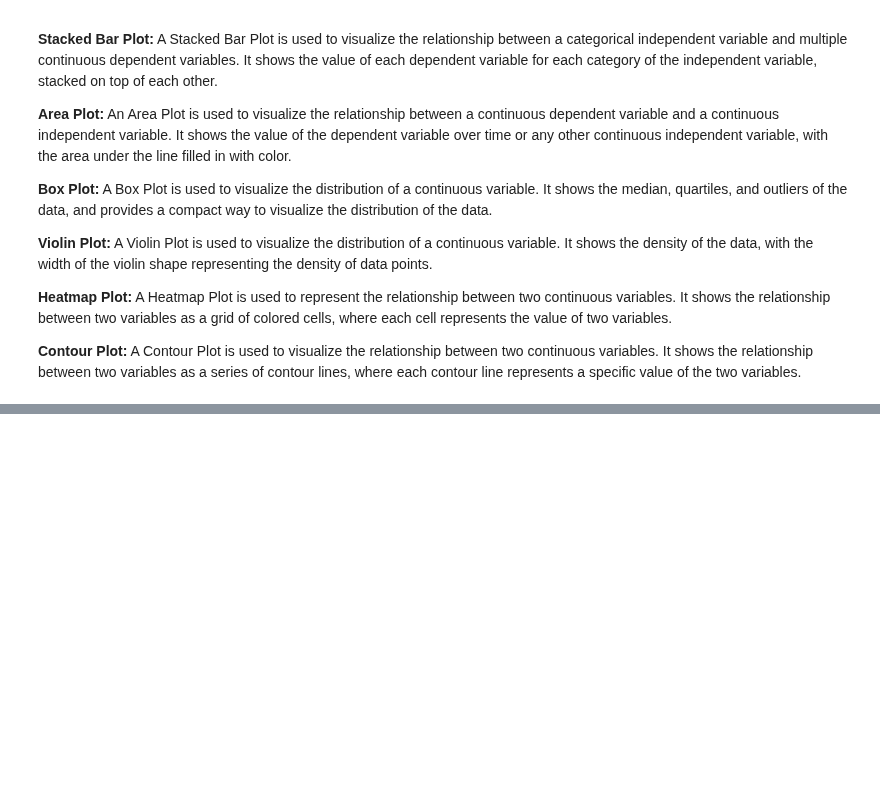
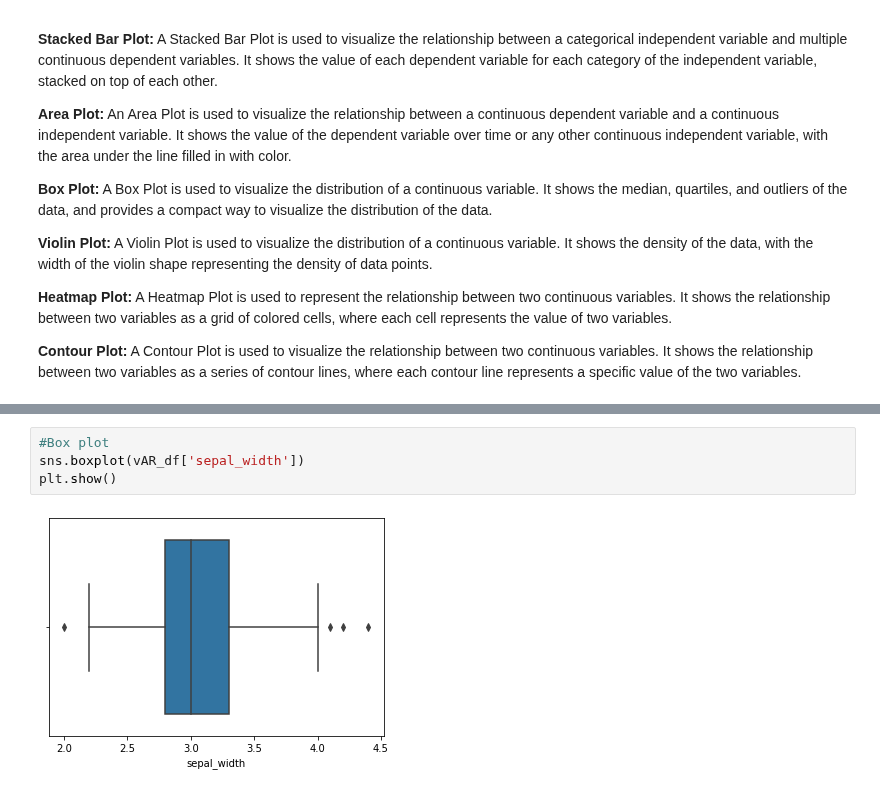
Before and after one commit to Deepsphere-AI/BCA, a Jupyter notebook: SEM-2/Data Science/Programs/Program_14_DataVisualizationGraphs.ipynb, the cells around one changed output, grey strips where cells are left out. Cells and saved outputs as stored; diff of their text form; blank space fills up the shorter version.

```diff
--- a/SEM-2/Data Science/Programs/Program_14_DataVisualizationGraphs.ipynb
+++ b/SEM-2/Data Science/Programs/Program_14_DataVisualizationGraphs.ipynb
@@ -48,0 +71,6 @@ import matplotlib.pyplot as plt
+# %%
+#Box plot
+sns.boxplot(vAR_df['sepal_width'])
+plt.show()
+# %% [output]
+[figure, added]
```
Also changed, not shown: parts of 11 cells of this notebook.
